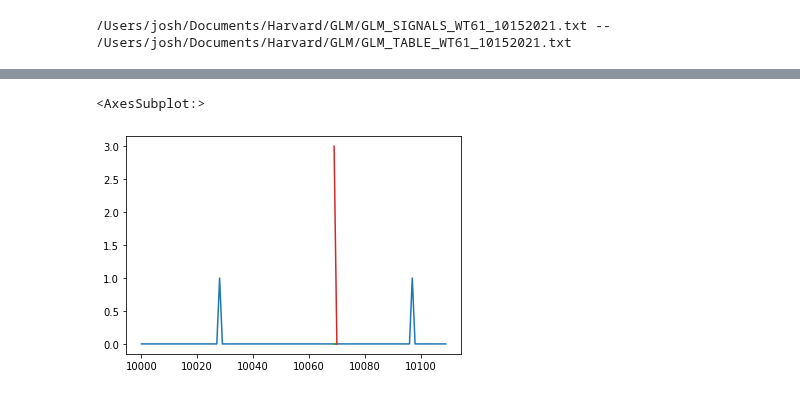
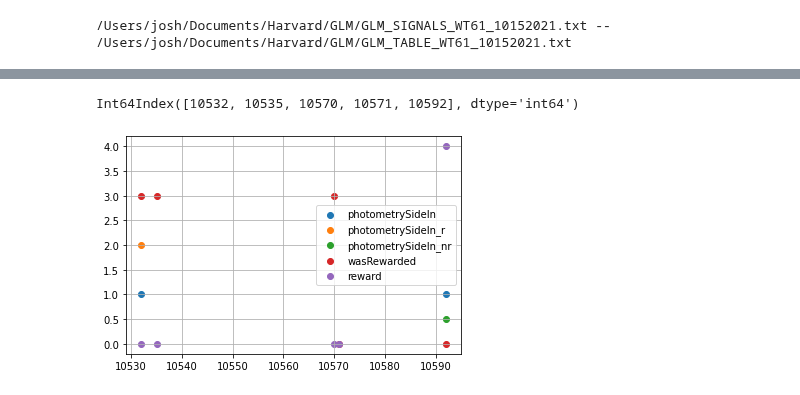
Before and after one commit to kimerein/sabatinilab-glm, a Jupyter notebook: lynne_pp_test_tablecombo2.ipynb, the cells around one changed output, grey strips where cells are left out. Drawn from its saved outputs; the diff is of its cells as text; code cells hidden in the pictures.

```diff
--- a/lynne_pp_test_tablecombo2.ipynb
+++ b/lynne_pp_test_tablecombo2.ipynb
@@ -221,10 +205,0 @@ df2
-# %%
-lb = 10000
-ub = 10110
-df2['photometrySideOut'].iloc[lb:ub].plot()
-(df2['photometrySideOut_r']*2).iloc[lb:ub].plot()
-(df2['photometrySideOut_nr']*0.5).iloc[lb:ub].plot()
-(df2['wasRewarded']*3).iloc[lb:ub].plot()
-# %% [output]
-<AxesSubplot:>
-[figure, removed]
@@ -232,0 +223,28 @@ df2['photometrySideOut'].iloc[lb:ub].plot()
+# %%
+lb = 10530
+ub = 10600
+
+lb, ub = df2['wasRewarded'].iloc[lb:ub].dropna().index.min(), df2['wasRewarded'].iloc[lb:ub].dropna().index.max()
+
+# inx = df2.iloc[lb:ub].query("(wasRewarded != reward)&(wasRewarded == wasRewarded)&(reward == reward)")['wasRewarded'].dropna().index
+inx = df2.iloc[lb:ub].query("(wasRewarded == wasRewarded)&(reward == reward)")['wasRewarded'].dropna().index
+print(inx)
+
+# plt.scatter(data=df2['photometrySideIn'].iloc[lb:ub].replace(0, np.nan).reset_index(), x='index', y='photometrySideIn', label='photometrySideIn')
+# plt.scatter(data=(df2['photometrySideIn_r']*2).iloc[lb:ub].replace(0, np.nan).reset_index(), x='index', y='photometrySideIn_r', label='photometrySideIn_r')
+# plt.scatter(data=(df2['photometrySideIn_nr']*0.5).iloc[lb:ub].replace(0, np.nan).reset_index(), x='index', y='photometrySideIn_nr', label='photometrySideIn_nr')
+# plt.scatter(data=(df2['wasRewarded']*3).iloc[lb:ub].reset_index(), x='index', y='wasRewarded', label='wasRewarded')
+# plt.scatter(data=(df2['reward']*4).iloc[lb:ub].replace(0, np.nan).reset_index(), x='index', y='reward', label='reward')
+# # plt.scatter(data=(df2['combor']*5).iloc[lb:ub].replace(0, np.nan).reset_index(), x='index', y='combor', label='combor')
+
+plt.scatter(data=df2.loc[inx,'photometrySideIn'].replace(0, np.nan).reset_index(), x='index', y='photometrySideIn', label='photometrySideIn')
+plt.scatter(data=(df2.loc[inx,'photometrySideIn_r']*2).replace(0, np.nan).reset_index(), x='index', y='photometrySideIn_r', label='photometrySideIn_r')
+plt.scatter(data=(df2.loc[inx,'photometrySideIn_nr']*0.5).replace(0, np.nan).reset_index(), x='index', y='photometrySideIn_nr', label='photometrySideIn_nr')
+plt.scatter(data=(df2.loc[inx,'wasRewarded']*3).reset_index(), x='index', y='wasRewarded', label='wasRewarded')
+plt.scatter(data=(df2.loc[inx,'reward']*4).reset_index(), x='index', y='reward', label='reward')
+
+plt.legend()
+plt.grid()
+# %% [output]
+Int64Index([10532, 10535, 10570, 10571, 10592], dtype='int64')
+[figure, added]
```
Also changed, not shown: parts of 10 cells of this notebook, 2 other files.
